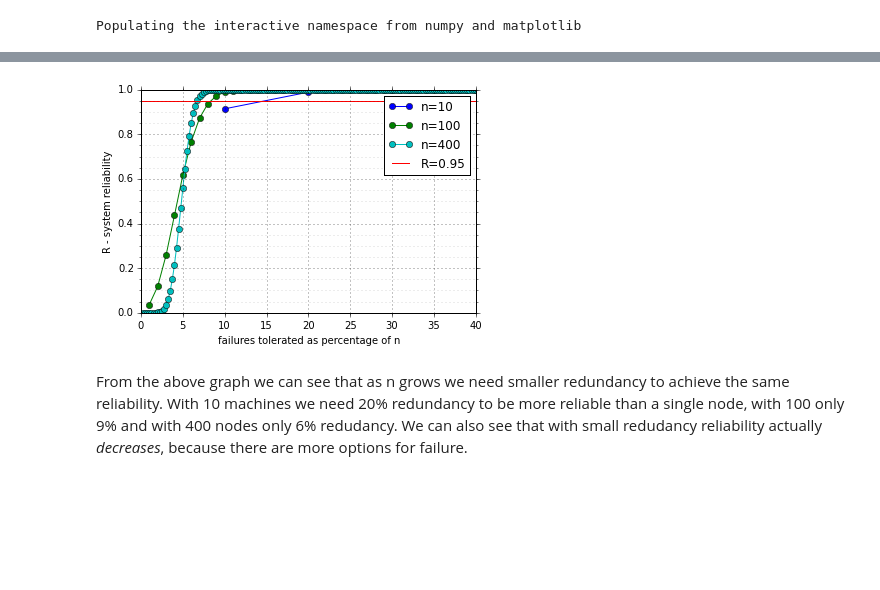
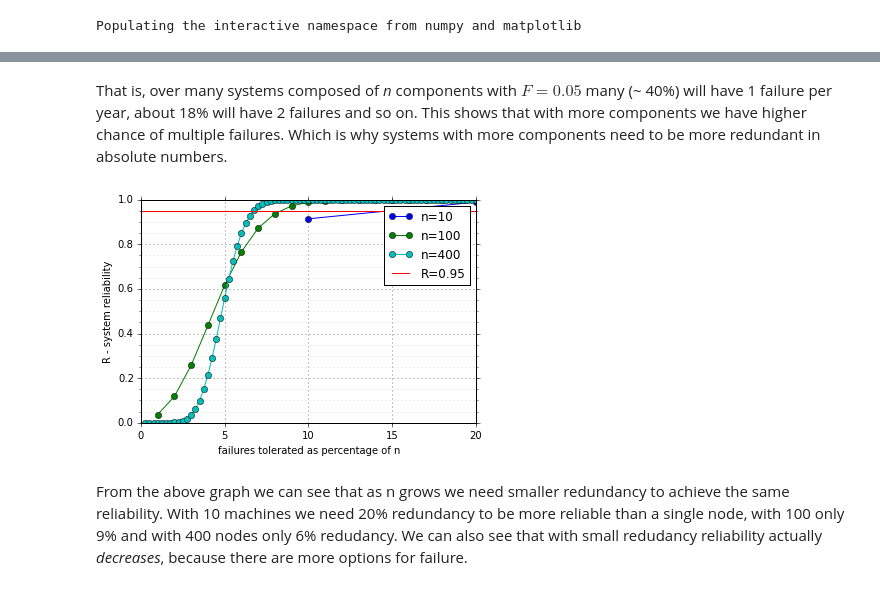
Before and after one commit to nukemberg/the-math-of-reliability, a Jupyter notebook: reliability.ipynb, the cells around one changed output, grey strips where cells are left out. Drawn from its saved outputs; the diff is of its cells as text; code cells hidden in the pictures; blank space fills up the shorter version.

```diff
--- a/reliability.ipynb
+++ b/reliability.ipynb
@@ -44,33 +79,35 @@ $$R_{total} = \sum_{i=0}^{k} \binom{n}{k} R^{i} F^{n-i}$$
+# %% [markdown]
+That is, over many systems composed of _n_ components with $F = 0.05$ many (~ 40%) will have 1 failure per year, about 18% will have 2 failures and so on. This shows that with more components we have higher chance of multiple failures. Which is why systems with more components need to be more redundant in absolute numbers.
 # %%
 def r_prob(r, n, k):
     """The reliability of parallel system with n component that can tolerate up to k failures
     """
     return sum([scipy.misc.comb(n, i)*(1-r)**i*r**(n-i) for i in range(0,k+1)])
 
 vec_r_prob = np.vectorize(r_prob)
 
 ax = plt.subplot(111)
 r = 0.95
 
 for n, color in [(10, 'b'), (100, 'g'), (400, 'c')]:
     x = np.linspace(1, n, n, dtype='int')
     ax.plot(x / float(n) * 100, vec_r_prob(r, n, x), label='n=%d' % n, color=color, marker='o')
 
 # plot formatting stuff, not really interesting
 ax.axhline(r, color='r', label='R=%0.2f' % r)
 ax.legend()
 ax.set_xlabel('failures tolerated as percentage of n')
 ax.set_ylabel('R - system reliability')
 ax.set_yticks(np.arange(0, 1.2, 0.2))
 ax.set_yticks(np.arange(0, 1.05, 0.05), minor=True)
 ax.set_xticks(np.arange(0, 101, 5), minor=True)
 ax.tick_params(which = 'both', direction = 'out')
 ax.set_ylim(0, 1.0)
-ax.set_xlim(0, 40)
+ax.set_xlim(0, 20)
 ax.grid(which='major', alpha=0.7)
 ax.grid(which='minor', alpha=0.3)
 # %% [output]
-[figure, old version]
+[figure, new version]
 # %% [markdown]
 From the above graph we can see that as n grows we need smaller redundancy to achieve the same reliability. With 10 machines we need 20% redundancy to be more reliable than a single node, with 100 only 9% and with 400 nodes only 6% redudancy.
 We can also see that with small redudancy reliability actually *decreases*, because there are more options for failure.
```
Also changed, not shown: parts of 6 cells of this notebook.
